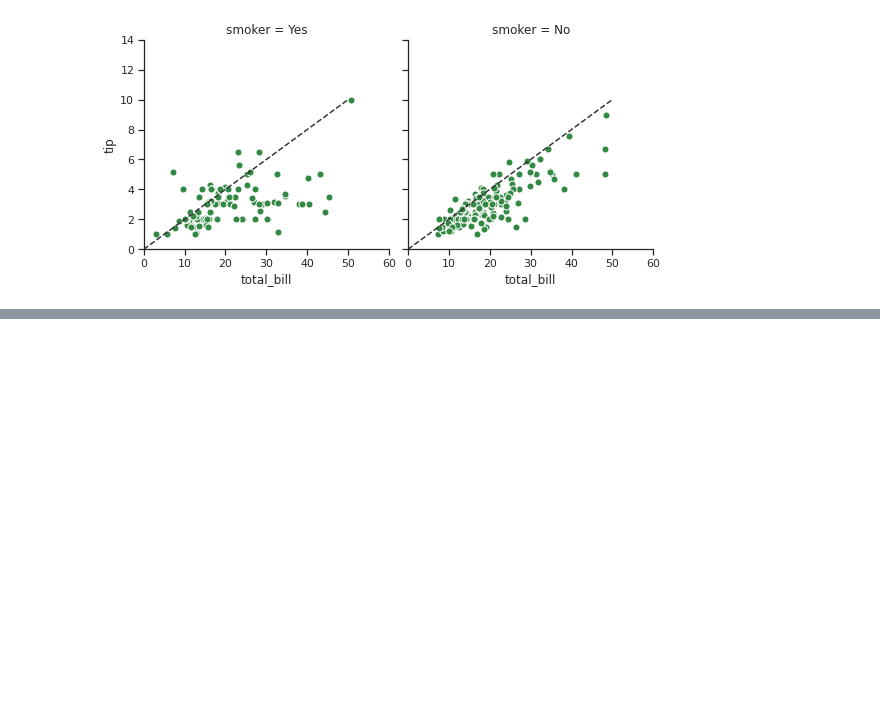
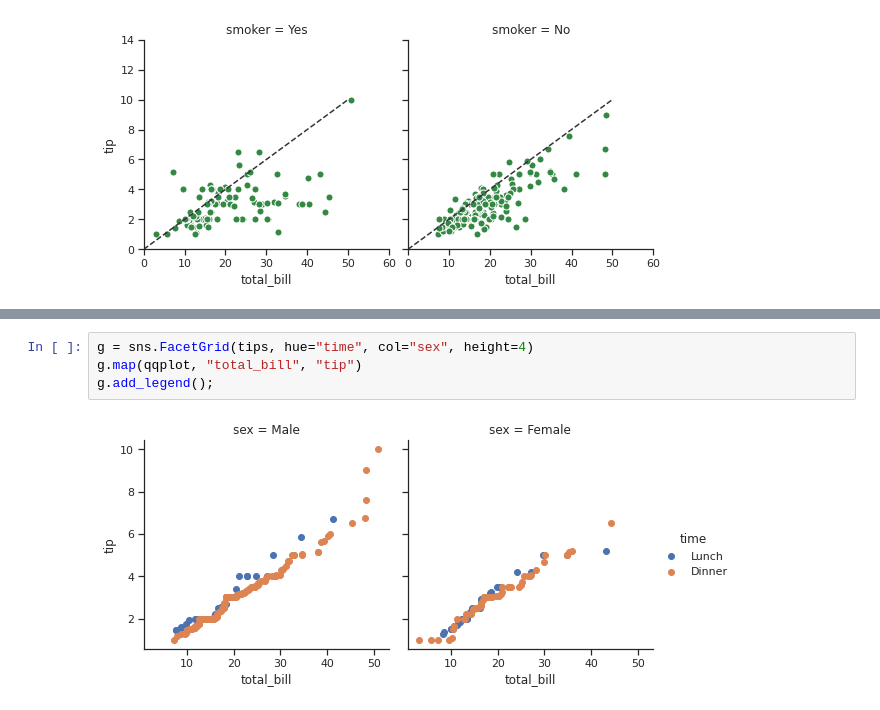
Before and after one commit to mjkanf1994/ml_edu, a Jupyter notebook: 20200821seaborn.ipynb, the cells around one changed output, grey strips where cells are left out. Saved outputs shown, nothing was run; the diff lists cells and outputs as text; blank space fills up the shorter version.

```diff
--- a/20200821seaborn.ipynb
+++ b/20200821seaborn.ipynb
@@ -612,0 +633,6 @@ g.set(xlim=(0, 60), ylim=(0, 14));
+# %%
+g = sns.FacetGrid(tips, hue="time", col="sex", height=4)
+g.map(qqplot, "total_bill", "tip")
+g.add_legend();
+# %% [output]
+[figure, added]
```
Also changed, not shown: parts of 14 cells of this notebook.
